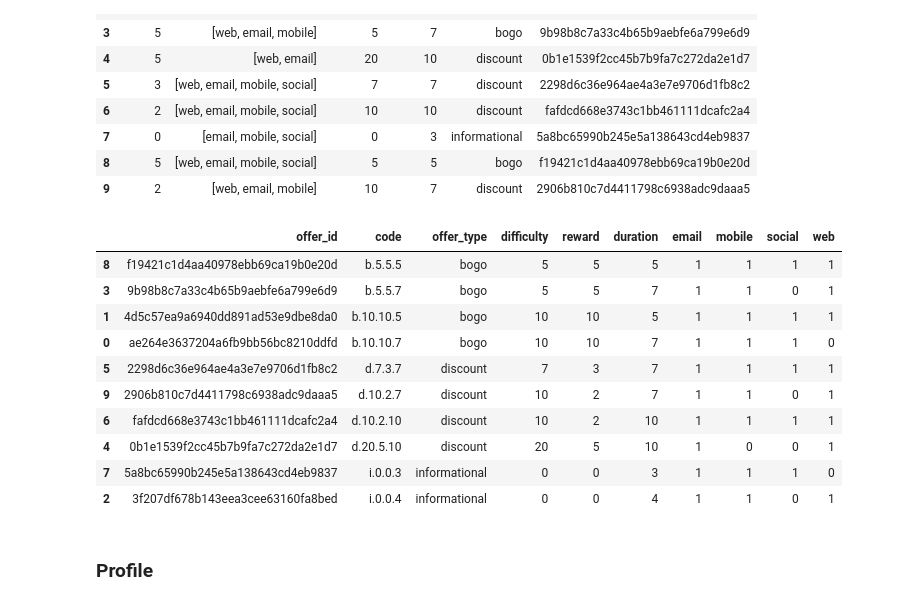
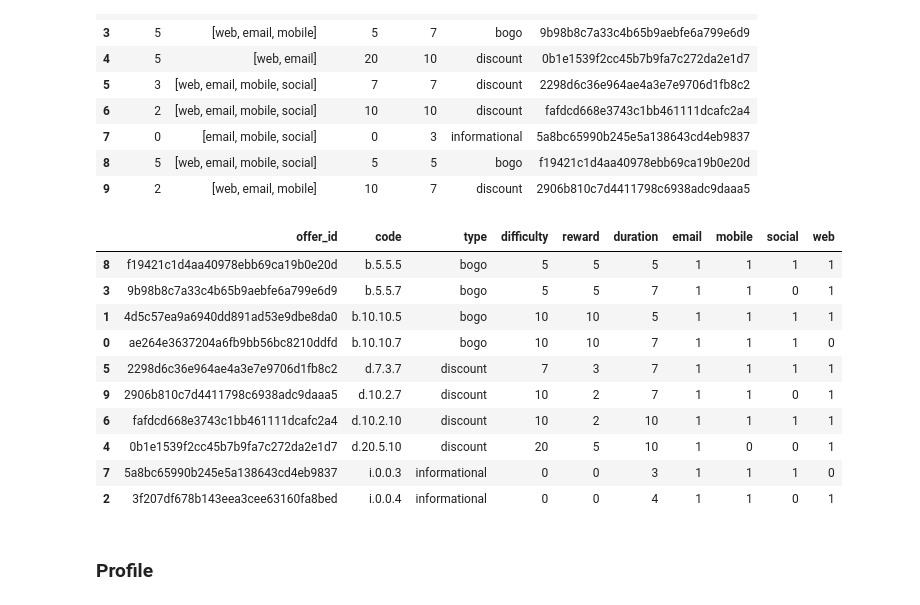
Before and after one commit to felipe-takaoka/starbucks-capstone, a Jupyter notebook: Starbucks_Capstone_notebook.ipynb, the cells around one changed output. Drawn from its saved outputs; the diff is of its cells as text; code cells hidden in the pictures.

```diff
--- a/Starbucks_Capstone_notebook.ipynb
+++ b/Starbucks_Capstone_notebook.ipynb
@@ -95,30 +95,30 @@ portfolio
 # %%
 # Available channels
 channels = ["email", "mobile", "social", "web"]
 
 # Create a one hot encoding for channel type
 portfolioWithChannelsEncoded = portfolio.copy()
 for channel in channels:
     portfolioWithChannelsEncoded[channel] = portfolio["channels"].apply(lambda cs: 1*(channel in cs))
 
 portfolio_df = portfolioWithChannelsEncoded.drop(columns="channels")
 
 # Give a descriptive name
 portfolio_df["code"] = portfolio_df["offer_type"].str[0] + "." + \
     portfolio_df["difficulty"].astype(str) + "."  + \
     portfolio_df["reward"].astype(str) + "."  + \
     portfolio_df["duration"].astype(str)
 
 # Rename and order columns and rows
-portfolio_df = portfolio_df.rename(columns={"id": "offer_id"})
-cols = ["offer_id","code","offer_type","difficulty","reward","duration","email","mobile","social","web"]
+portfolio_df = portfolio_df.rename(columns={"id": "offer_id", "offer_type": "type"})
+cols = ["offer_id","code","type","difficulty","reward","duration","email","mobile","social","web"]
 assert set(cols) == set(portfolio_df.columns)
 portfolio_df = portfolio_df[cols]
-portfolio_df = portfolio_df.sort_values(["offer_type", "difficulty", "reward", "duration"])
+portfolio_df = portfolio_df.sort_values(["type", "difficulty", "reward", "duration"])
 
 portfolio_df
 # %% [output]
-|  | offer_id | code | offer_type | difficulty | reward | duration | email | mobile | social | web |
+|  | offer_id | code | type | difficulty | reward | duration | email | mobile | social | web |
 | 8 | f19421c1d4aa40978ebb69ca19b0e20d | b.5.5.5 | bogo | 5 | 5 | 5 | 1 | 1 | 1 | 1 |
 | 3 | 9b98b8c7a33c4b65b9aebfe6a799e6d9 | b.5.5.7 | bogo | 5 | 5 | 7 | 1 | 1 | 0 | 1 |
 | 1 | 4d5c57ea9a6940dd891ad53e9dbe8da0 | b.10.10.5 | bogo | 10 | 10 | 5 | 1 | 1 | 1 | 1 |
```
Also changed, not shown: parts of 6 cells of this notebook.
